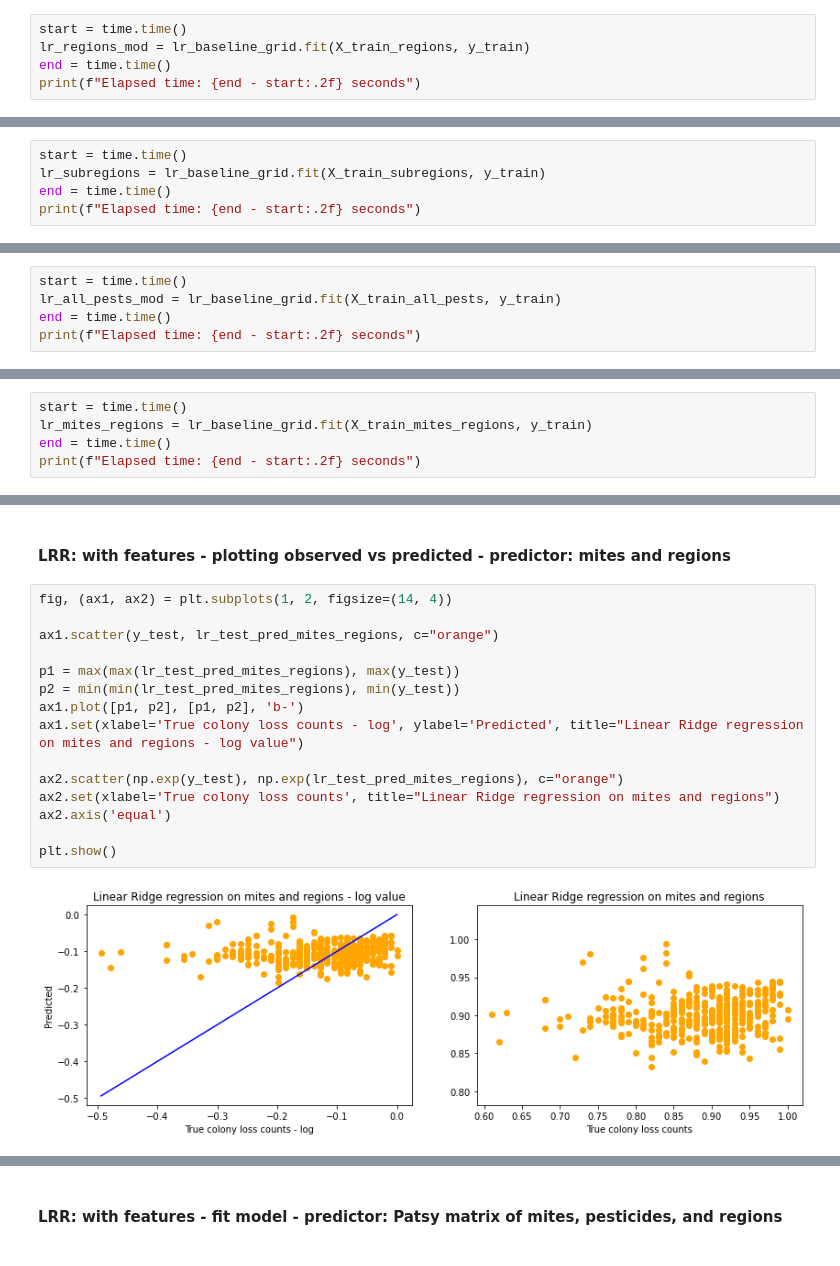
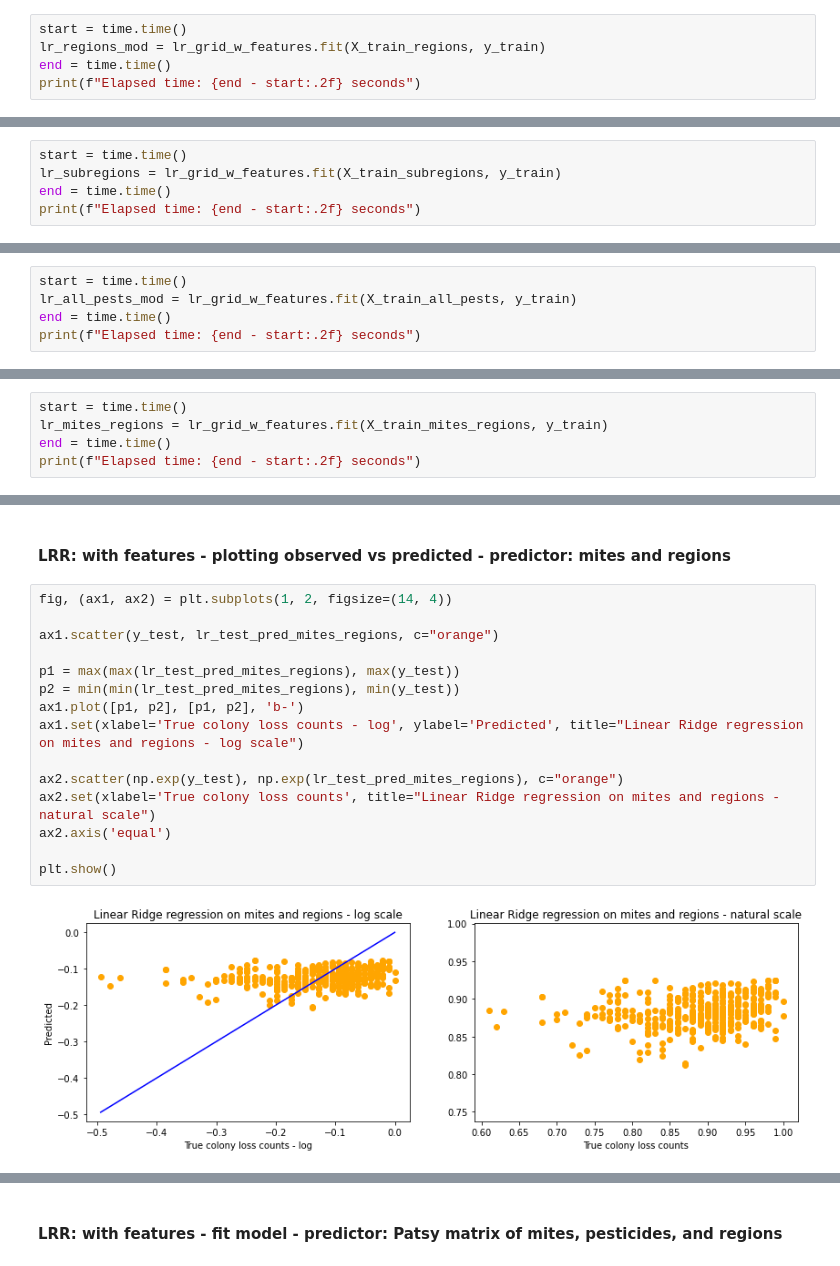
Before and after one commit to squareleaf/bee-colony-loss-capstone, a Jupyter notebook: Bee Colony Capstone - regression models.ipynb, the cells around one changed output, grey strips where cells are left out. Cells and saved outputs as stored; diff of their text form.

```diff
--- a/Bee Colony Capstone - regression models.ipynb
+++ b/Bee Colony Capstone - regression models.ipynb
@@ -221,7 +224,7 @@ Test RMSE:  0.084
 #### LRR: with features - fit model - predictor: regions
 # %%
 start = time.time()
-lr_regions_mod = lr_baseline_grid.fit(X_train_regions, y_train)
+lr_regions_mod = lr_grid_w_features.fit(X_train_regions, y_train)
 end = time.time()
 print(f"Elapsed time: {end - start:.2f} seconds")
 # %% [output]
@@ -289,7 +303,7 @@ plt.show()
 #### LRR: with features - fit model - predictor: subregions
 # %%
 start = time.time()
-lr_subregions = lr_baseline_grid.fit(X_train_subregions, y_train)
+lr_subregions = lr_grid_w_features.fit(X_train_subregions, y_train)
 end = time.time()
 print(f"Elapsed time: {end - start:.2f} seconds")
 # %% [output]
@@ -356,7 +381,7 @@ plt.show()
 #### LRR: with features - fit model - predictor: pests
 # %%
 start = time.time()
-lr_all_pests_mod = lr_baseline_grid.fit(X_train_all_pests, y_train)
+lr_all_pests_mod = lr_grid_w_features.fit(X_train_all_pests, y_train)
 end = time.time()
 print(f"Elapsed time: {end - start:.2f} seconds")
 # %% [output]
@@ -424,7 +459,7 @@ plt.show()
 #### LRR: with features - fit model - predictor: varroa mites and regions
 # %%
 start = time.time()
-lr_mites_regions = lr_baseline_grid.fit(X_train_mites_regions, y_train)
+lr_mites_regions = lr_grid_w_features.fit(X_train_mites_regions, y_train)
 end = time.time()
 print(f"Elapsed time: {end - start:.2f} seconds")
 # %% [output]
@@ -474,17 +516,17 @@ Test RMSE:  0.087
 # %%
 fig, (ax1, ax2) = plt.subplots(1, 2, figsize=(14, 4))
 
 ax1.scatter(y_test, lr_test_pred_mites_regions, c="orange")
 
 p1 = max(max(lr_test_pred_mites_regions), max(y_test))
 p2 = min(min(lr_test_pred_mites_regions), min(y_test))
 ax1.plot([p1, p2], [p1, p2], 'b-')
-ax1.set(xlabel='True colony loss counts - log', ylabel='Predicted', title="Linear Ridge regression on mites and regions - log value")
+ax1.set(xlabel='True colony loss counts - log', ylabel='Predicted', title="Linear Ridge regression on mites and regions - log scale")
 
 ax2.scatter(np.exp(y_test), np.exp(lr_test_pred_mites_regions), c="orange")
-ax2.set(xlabel='True colony loss counts', title="Linear Ridge regression on mites and regions")
+ax2.set(xlabel='True colony loss counts', title="Linear Ridge regression on mites and regions - natural scale")
 ax2.axis('equal')
 
 plt.show()
 # %% [output]
-[figure, old version]
+[figure, new version]
```
Also changed, not shown: parts of 87 cells of this notebook.
